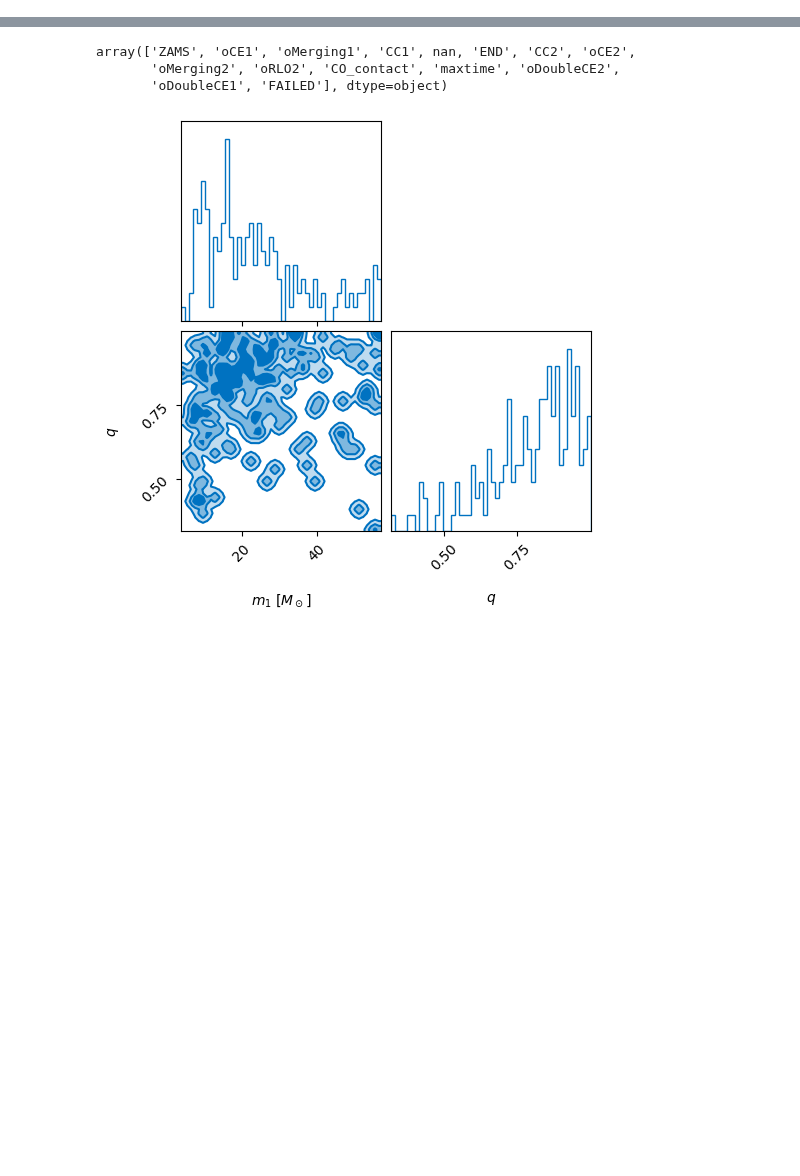
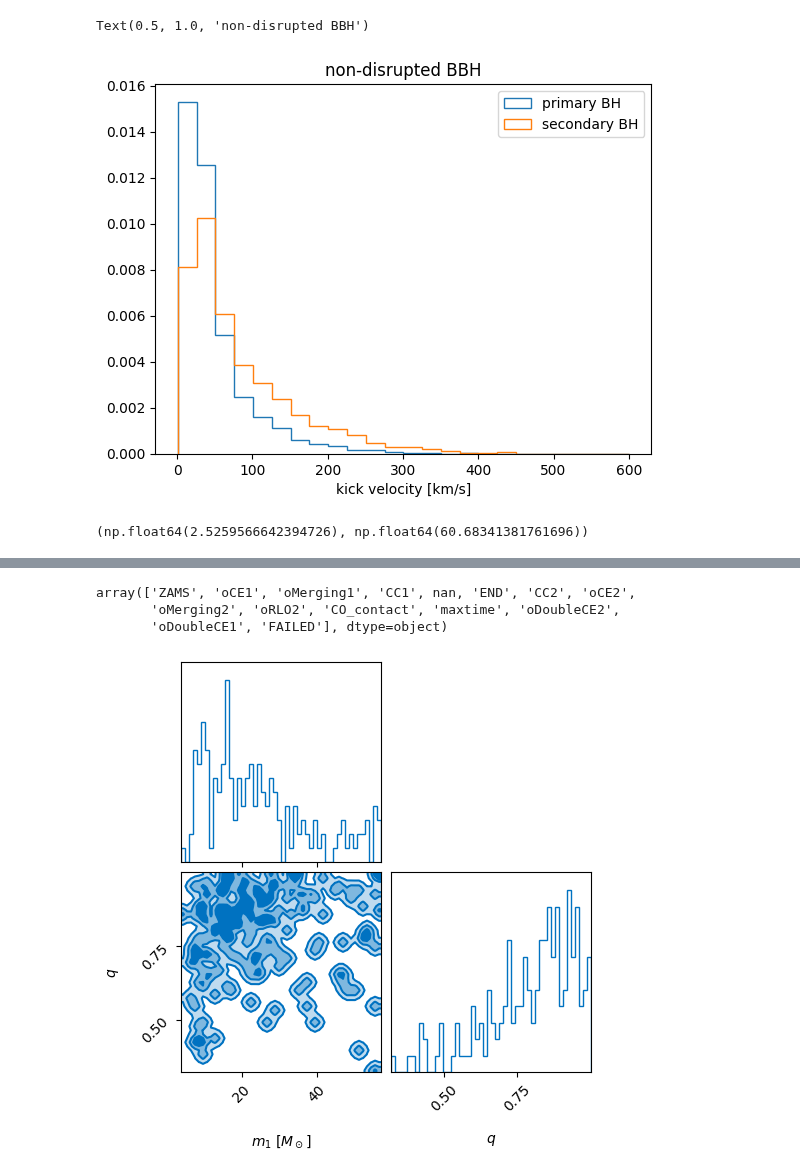
Before and after one commit to noahewolfe/tilts-and-kicks, a Jupyter notebook: code/05-inspect-posydon.ipynb, the cells around one changed output, grey strips where cells are left out. Cells and saved outputs as stored; diff of their text form; code cells hidden in the pictures; blank space fills up the shorter version.

Commit message:
inspecting kick/fallback prescription in posydon runs

```diff
--- a/code/05-inspect-posydon.ipynb
+++ b/code/05-inspect-posydon.ipynb
@@ -32,0 +66,10 @@ array(['ERR', 'RLO1', 'RLO2', 'contact', 'detached', 'disrupted',
+# %%
+def get_mass_labels(dataset):
+    """ indices which label S1 and S2 as primary or secondary depending on final mass """
+    m_s1 = dataset['S1_mass_f']
+    m_s2 = dataset['S2_mass_f']
+    ms = np.column_stack([m_s1, m_s2])
+    idxs = np.argsort(ms, axis=1)[:, ::-1]
+    return np.take_along_axis(ms, idxs), idxs
+# %%
+ms_sorted, idxs = get_mass_labels(df)
@@ -32,0 +89,22 @@ array(['ERR', 'RLO1', 'RLO2', 'contact', 'detached', 'disrupted',
+# %%
+kick_velocities = np.column_stack([
+    df['S1_natal_kick_array_0'],
+    df['S2_natal_kick_array_0']
+])
+kick_velocities = np.take_along_axis(kick_velocities, idxs)
+# %%
+bins = np.linspace(1, 600, 25)
+
+fig, ax = plt.subplots()
+ax.hist(kick_velocities[:, 0][mask_bbh], histtype='step', bins=bins, density=True, label='primary BH')
+ax.hist(kick_velocities[:, 1][mask_bbh], histtype='step', bins=bins, density=True, label='secondary BH')
+ax.legend()
+ax.set_xlabel('kick velocity [km/s]')
+ax.set_title('non-disrupted BBH')
+# %% [output]
+Text(0.5, 1.0, 'non-disrupted BBH')
+[figure, added]
+# %%
+primary_mass[mask_bbh].min(), primary_mass[mask_bbh].max()
+# %% [output]
+(np.float64(2.5259566642394726), np.float64(60.68341381761696))
```
Also changed, not shown: parts of 38 cells of this notebook.
